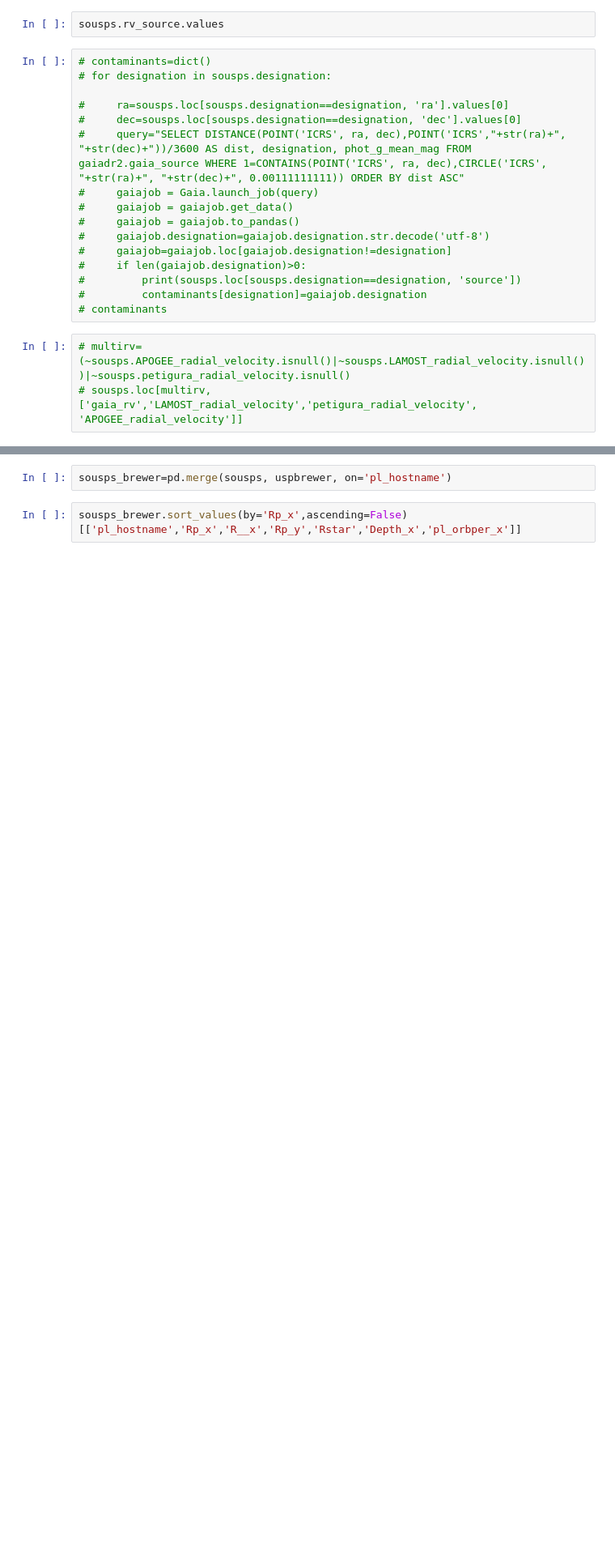
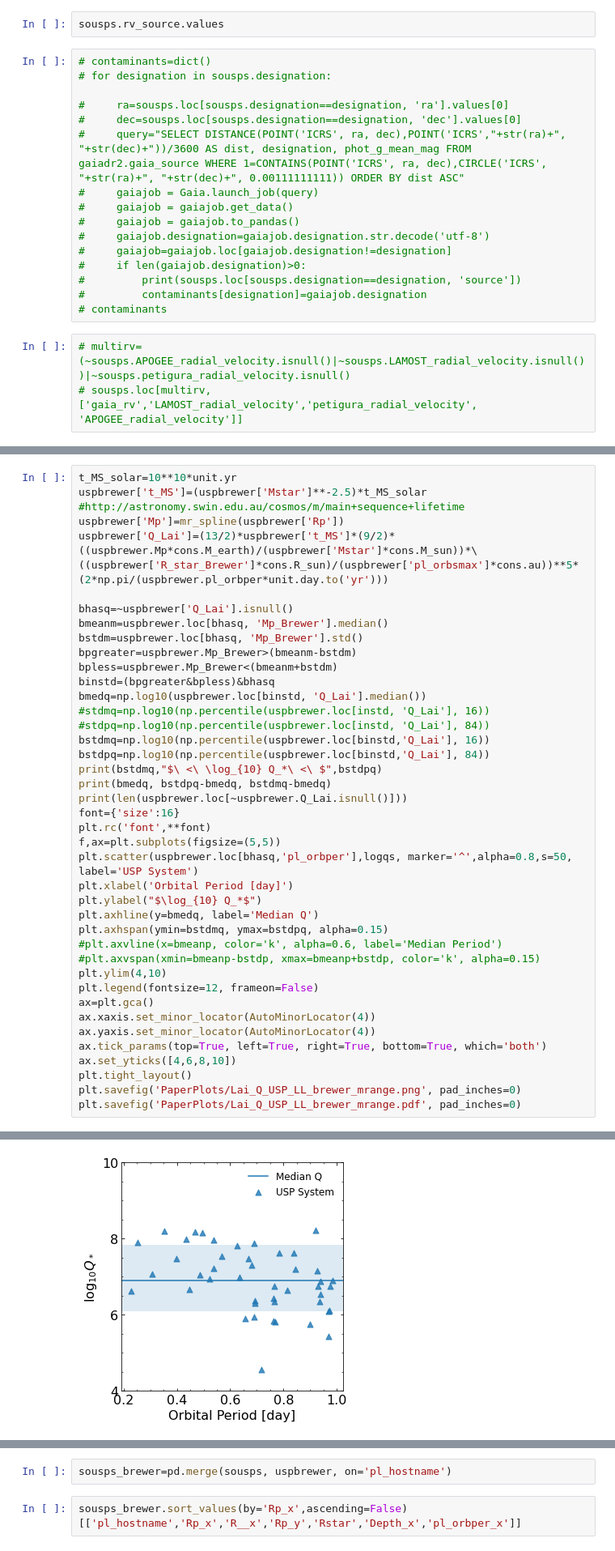
Before and after one commit to jacobhhamer/USP_Project, a Jupyter notebook: USP_Destruction_Paper.ipynb, the cells around one changed output, grey strips where cells are left out. Shown at 81% size. Cells and saved outputs as stored; diff of their text form; blank space fills up the shorter version.

```diff
--- a/USP_Destruction_Paper.ipynb
+++ b/USP_Destruction_Paper.ipynb
@@ -2042,0 +2123,42 @@ plt.savefig('PaperPlots/Lai_Q_USP_LL_brewer.pdf', pad_inches=0)
+# %%
+t_MS_solar=10**10*unit.yr
+uspbrewer['t_MS']=(uspbrewer['Mstar']**-2.5)*t_MS_solar #http://astronomy.swin.edu.au/cosmos/m/main+sequence+lifetime
+uspbrewer['Mp']=mr_spline(uspbrewer['Rp'])
+uspbrewer['Q_Lai']=(13/2)*uspbrewer['t_MS']*(9/2)*((uspbrewer.Mp*cons.M_earth)/(uspbrewer['Mstar']*cons.M_sun))*\
+((uspbrewer['R_star_Brewer']*cons.R_sun)/(uspbrewer['pl_orbsmax']*cons.au))**5*(2*np.pi/(uspbrewer.pl_orbper*unit.day.to('yr')))
+
+bhasq=~uspbrewer['Q_Lai'].isnull()
+bmeanm=uspbrewer.loc[bhasq, 'Mp_Brewer'].median()
+bstdm=uspbrewer.loc[bhasq, 'Mp_Brewer'].std()
+bpgreater=uspbrewer.Mp_Brewer>(bmeanm-bstdm)
+bpless=uspbrewer.Mp_Brewer<(bmeanm+bstdm)
+binstd=(bpgreater&bpless)&bhasq
+bmedq=np.log10(uspbrewer.loc[binstd, 'Q_Lai'].median())
+#stdmq=np.log10(np.percentile(uspbrewer.loc[instd, 'Q_Lai'], 16))
+#stdpq=np.log10(np.percentile(uspbrewer.loc[instd, 'Q_Lai'], 84))
+bstdmq=np.log10(np.percentile(uspbrewer.loc[binstd,'Q_Lai'], 16))
+bstdpq=np.log10(np.percentile(uspbrewer.loc[binstd,'Q_Lai'], 84))
+print(bstdmq,"$\ <\ \log_{10} Q_*\ <\ $",bstdpq)
+print(bmedq, bstdpq-bmedq, bstdmq-bmedq)
+print(len(uspbrewer.loc[~uspbrewer.Q_Lai.isnull()]))
+font={'size':16}
+plt.rc('font',**font)
+f,ax=plt.subplots(figsize=(5,5))
+plt.scatter(uspbrewer.loc[bhasq,'pl_orbper'],logqs, marker='^',alpha=0.8,s=50, label='USP System')
+plt.xlabel('Orbital Period [day]')
+plt.ylabel("$\log_{10} Q_*$")
+plt.axhline(y=bmedq, label='Median Q')
+plt.axhspan(ymin=bstdmq, ymax=bstdpq, alpha=0.15)
+#plt.axvline(x=bmeanp, color='k', alpha=0.6, label='Median Period')
+#plt.axvspan(xmin=bmeanp-bstdp, xmax=bmeanp+bstdp, color='k', alpha=0.15)
+plt.ylim(4,10)
+plt.legend(fontsize=12, frameon=False)
+ax=plt.gca()
+ax.xaxis.set_minor_locator(AutoMinorLocator(4))
+ax.yaxis.set_minor_locator(AutoMinorLocator(4))
+ax.tick_params(top=True, left=True, right=True, bottom=True, which='both')
+ax.set_yticks([4,6,8,10])
+plt.tight_layout()
+plt.savefig('PaperPlots/Lai_Q_USP_LL_brewer_mrange.png', pad_inches=0)
+plt.savefig('PaperPlots/Lai_Q_USP_LL_brewer_mrange.pdf', pad_inches=0)
+# %% [output]
@@ -2042,0 +2168 @@ plt.savefig('PaperPlots/Lai_Q_USP_LL_brewer.pdf', pad_inches=0)
+[figure, added]
```
Also changed, not shown: parts of 13 cells of this notebook.
